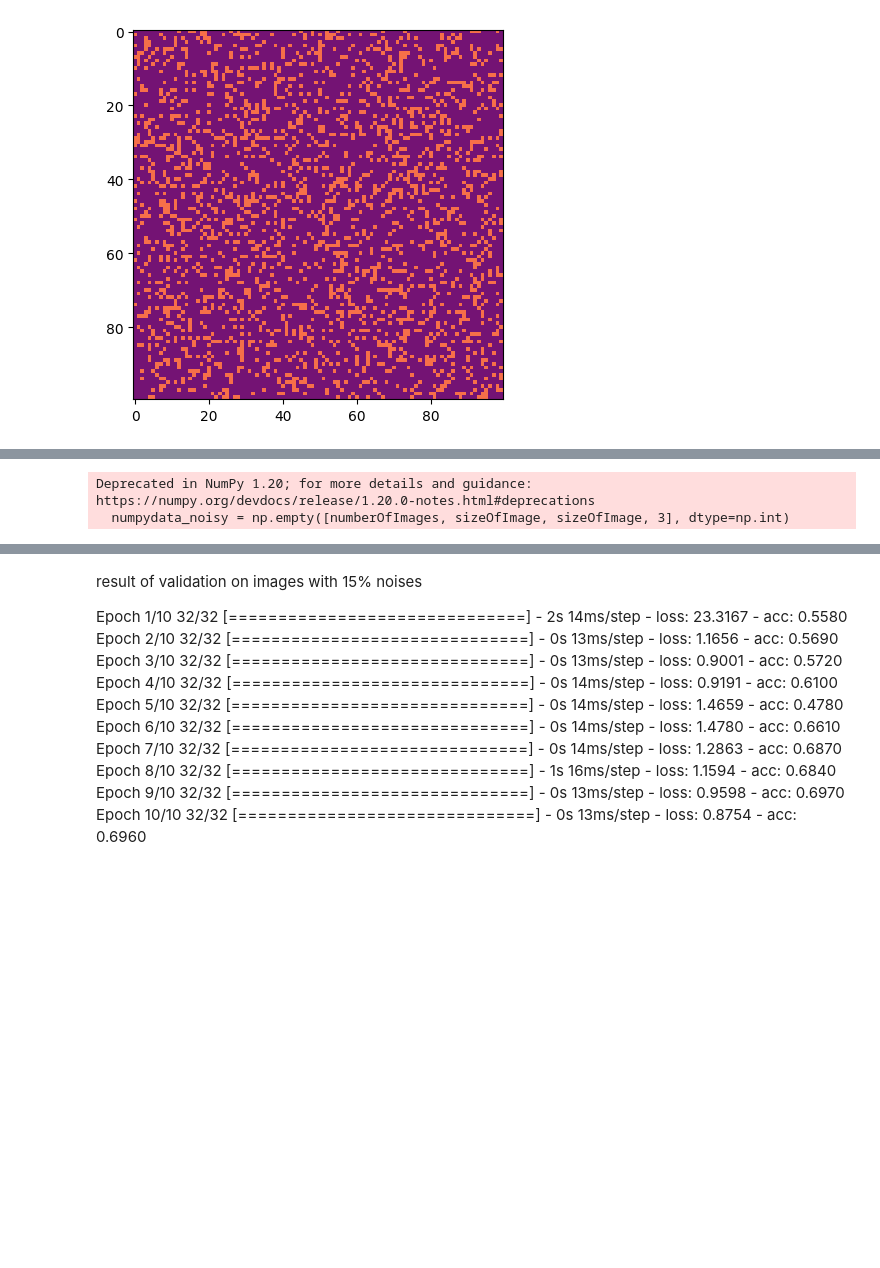
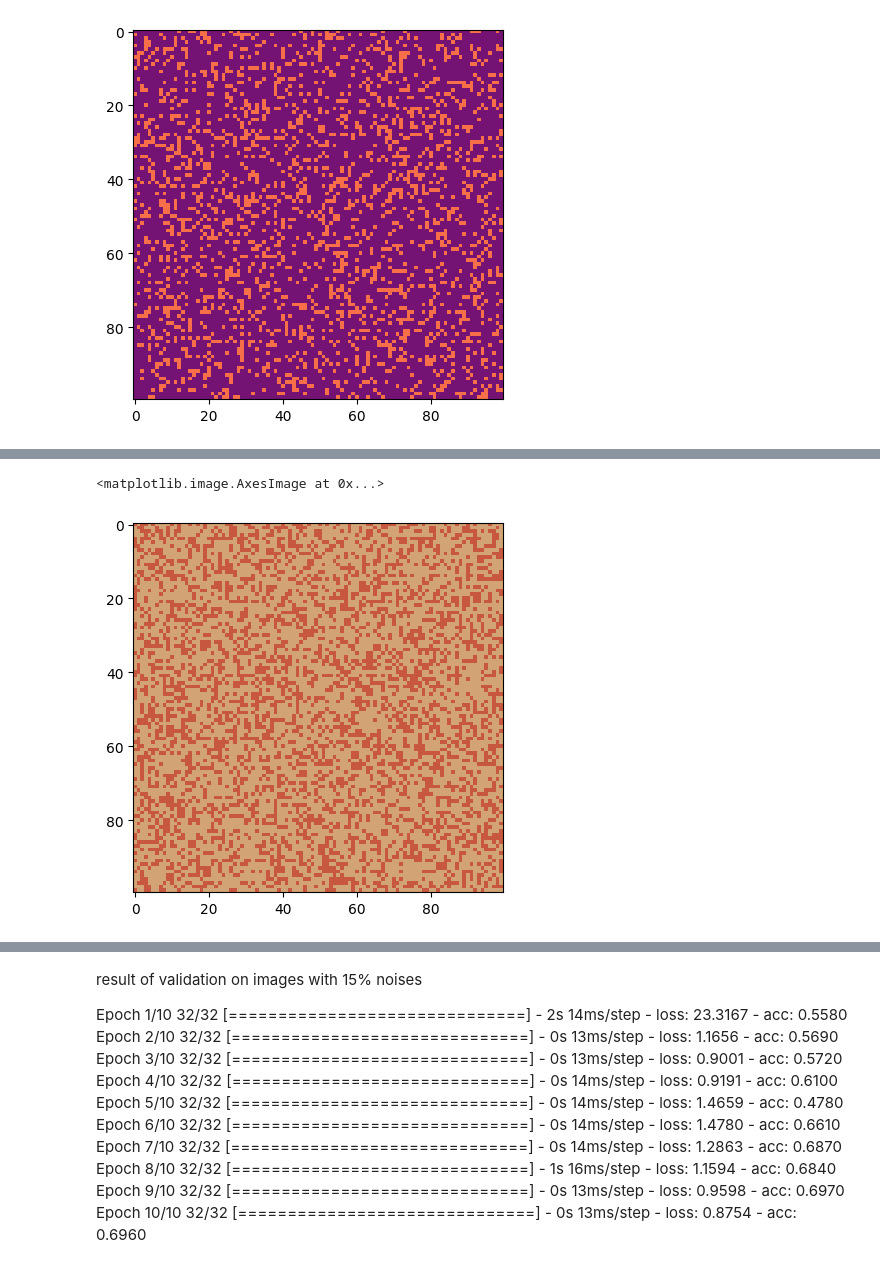
Before and after one commit to ghanbarifereshteh/singlecolorprj, a Jupyter notebook: noisysinglecolornew.ipynb, the cells around one changed output, grey strips where cells are left out. Drawn from its saved outputs; the diff is of its cells as text; code cells hidden in the pictures; blank space fills up the shorter version.

```diff
--- a/noisysinglecolornew.ipynb
+++ b/noisysinglecolornew.ipynb
@@ -35,6 +35,13 @@ def createNoisyImage(numberOfImages,sizeOfImage,percent):
   folder = ""
   label = 0
   sum = 0
+  os.mkdir("/content/noisyred"+str(percent))
+  os.mkdir("/content/noisygreen"+str(percent))
+  os.mkdir("/content/noisyblue"+str(percent))
+  os.mkdir("/content/noisyblack"+str(percent))
+  os.mkdir("/content/noisywhite"+str(percent))
+  os.mkdir("/content/noisyyellow"+str(percent))
+  os.mkdir("/content/noisypurple"+str(percent))
   numpydata_noisy = np.empty([numberOfImages, sizeOfImage, sizeOfImage, 3], dtype=np.int)
   labels_noisy = np.arange(0,numberOfImages)
   for i in range(0,numberOfImages):
@@ -230,5 +230,0 @@ ls
-# %%
-(labels_test,numpydata_test) = createNoisyImage(1000,100,45)
-# %% [output]
-Deprecated in NumPy 1.20; for more details and guidance: https://numpy.org/devdocs/release/1.20.0-notes.html#deprecations
-  numpydata_noisy = np.empty([numberOfImages, sizeOfImage, sizeOfImage, 3], dtype=np.int)
@@ -240,2 +231,8 @@ data_dir = "/root"
+# %%
+import matplotlib.pyplot as plt
+plt.imshow(numpydata_test[673])
+# %% [output]
+<matplotlib.image.AxesImage at 0x...>
+[figure, added]
 # %%
 ls
```
Also changed, not shown: parts of 28 cells of this notebook.
